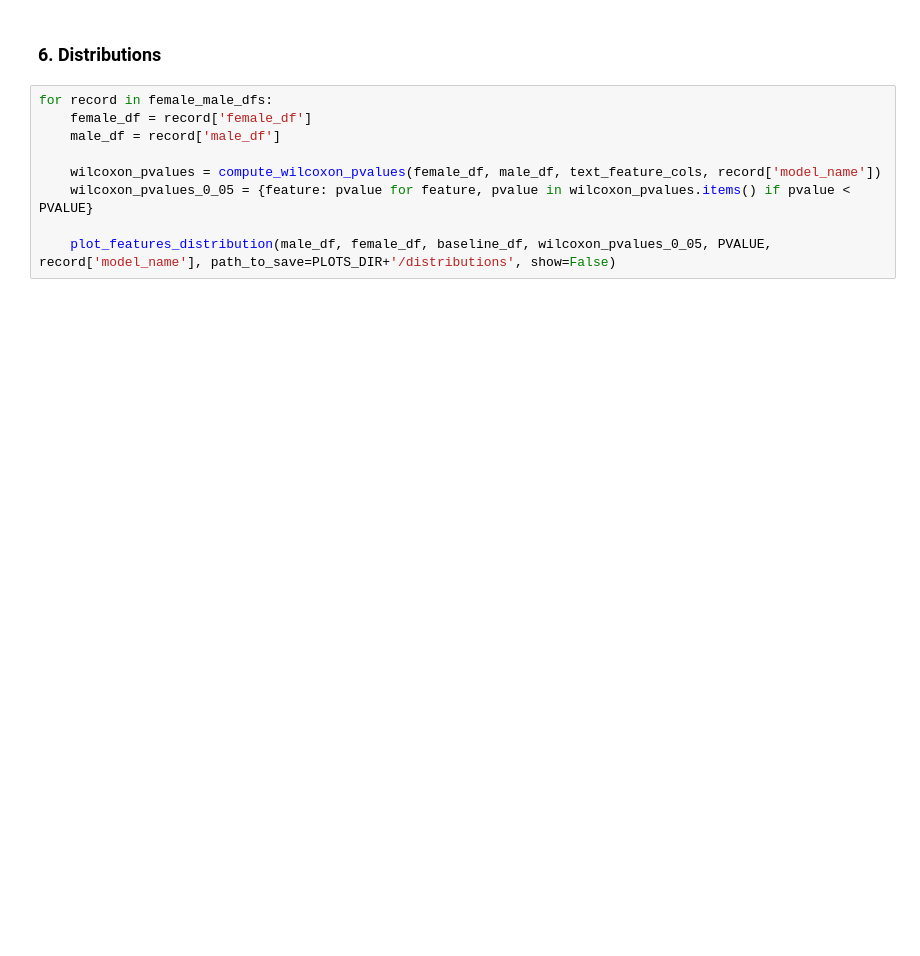
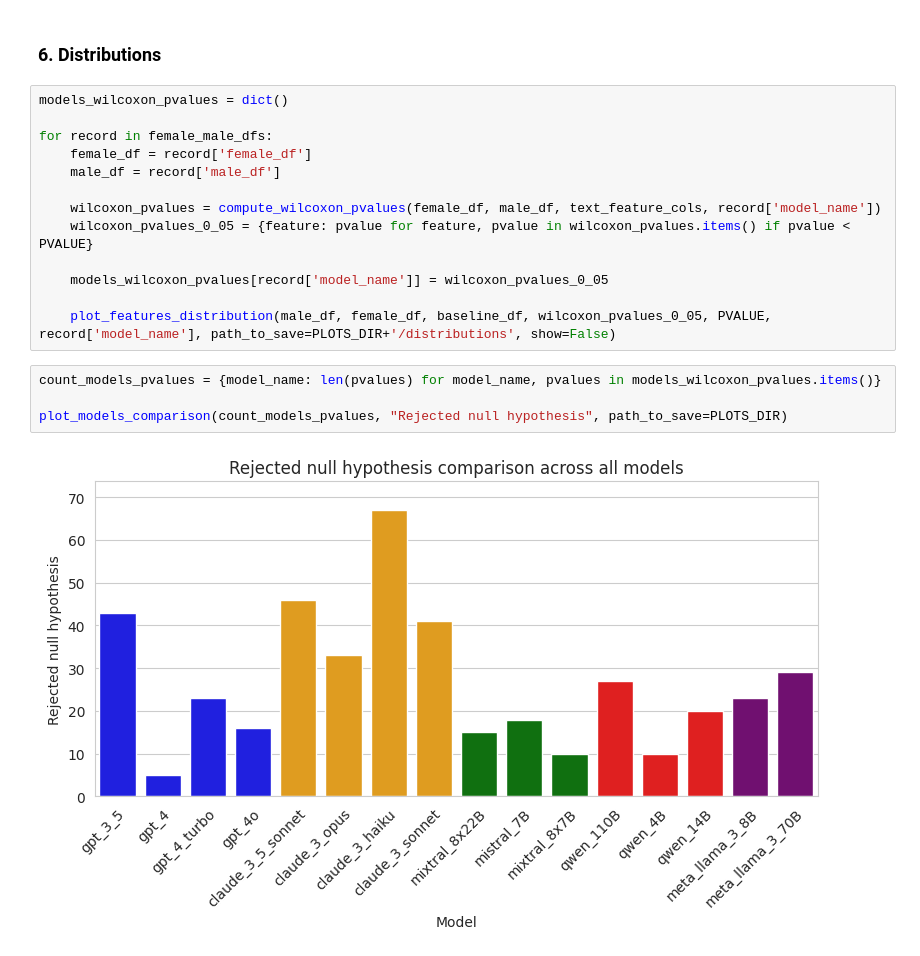
Before and after one commit to azoz01/data-science-workshop-2025L, a Jupyter notebook: text_feature_analysis/all_models_analysis.ipynb, the cells around one changed output. Cells and saved outputs as stored; diff of their text form; blank space fills up the shorter version.

```diff
--- a/text_feature_analysis/all_models_analysis.ipynb
+++ b/text_feature_analysis/all_models_analysis.ipynb
@@ -104,6 +104,8 @@ plot_total_cohens_d(total_cohens_d, path_to_save=PLOTS_DIR)
 # %% [markdown]
 ### 6. Distributions
 # %%
+models_wilcoxon_pvalues = dict()
+
 for record in female_male_dfs:
     female_df = record['female_df']
     male_df = record['male_df']
@@ -111,4 +113,12 @@ for record in female_male_dfs:
     wilcoxon_pvalues = compute_wilcoxon_pvalues(female_df, male_df, text_feature_cols, record['model_name'])
     wilcoxon_pvalues_0_05 = {feature: pvalue for feature, pvalue in wilcoxon_pvalues.items() if pvalue < PVALUE}
 
+    models_wilcoxon_pvalues[record['model_name']] = wilcoxon_pvalues_0_05
+
     plot_features_distribution(male_df, female_df, baseline_df, wilcoxon_pvalues_0_05, PVALUE, record['model_name'], path_to_save=PLOTS_DIR+'/distributions', show=False)
+# %%
+count_models_pvalues = {model_name: len(pvalues) for model_name, pvalues in models_wilcoxon_pvalues.items()}
+
+plot_models_comparison(count_models_pvalues, "Rejected null hypothesis", path_to_save=PLOTS_DIR)
+# %% [output]
+[figure, added]
```
Also changed, not shown: parts of 1 cell of this notebook, 4 other files.
